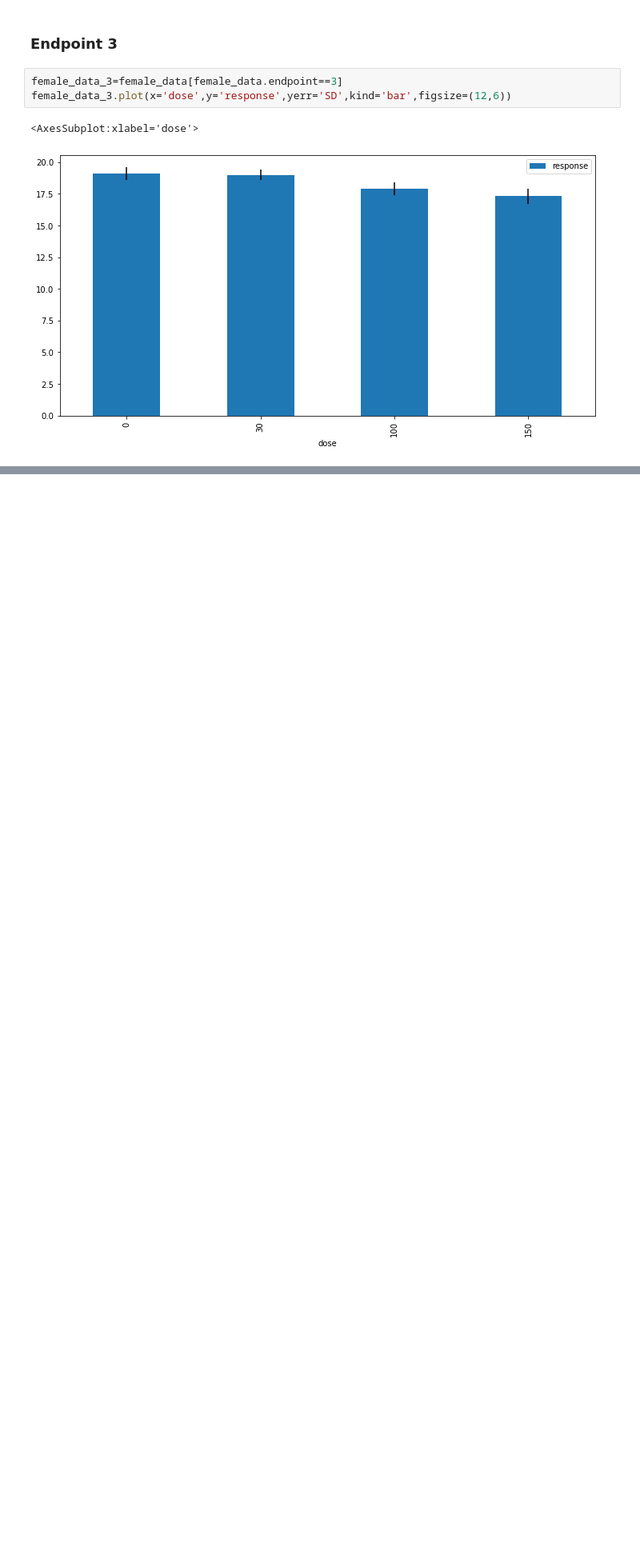
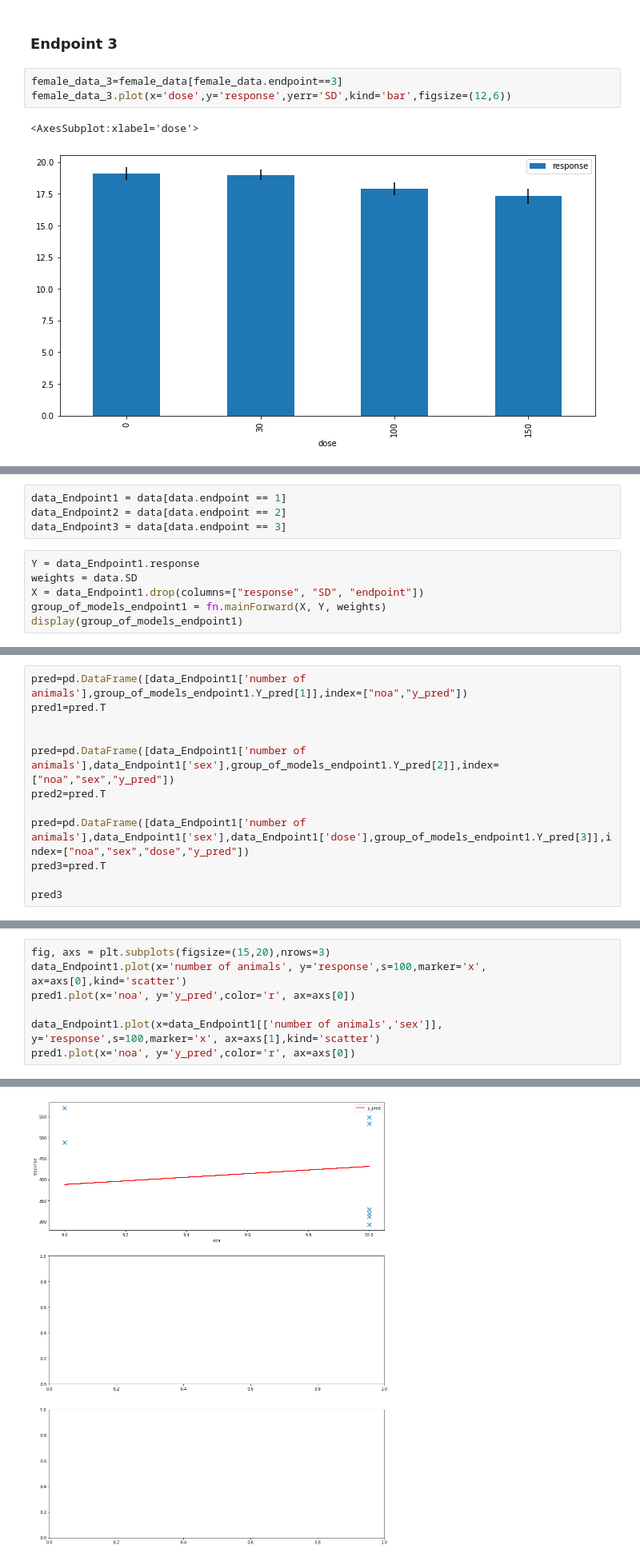
Before and after one commit to AndreaPrati98/EFSA_study, a Jupyter notebook: Capo.ipynb, the cells around one changed output, grey strips where cells are left out. Shown at 80% size. Saved outputs shown, nothing was run; the diff lists cells and outputs as text; blank space fills up the shorter version.

```diff
--- a/Capo.ipynb
+++ b/Capo.ipynb
@@ -120,0 +125,10 @@ female_data_3.plot(x='dose',y='response',yerr='SD',kind='bar',figsize=(12,6))
+# %%
+data_Endpoint1 = data[data.endpoint == 1]
+data_Endpoint2 = data[data.endpoint == 2]
+data_Endpoint3 = data[data.endpoint == 3]
+# %%
+Y = data_Endpoint1.response
+weights = data.SD
+X = data_Endpoint1.drop(columns=["response", "SD", "endpoint"])
+group_of_models_endpoint1 = fn.mainForward(X, Y, weights)
+display(group_of_models_endpoint1)
@@ -120,0 +144,12 @@ female_data_3.plot(x='dose',y='response',yerr='SD',kind='bar',figsize=(12,6))
+# %%
+pred=pd.DataFrame([data_Endpoint1['number of animals'],group_of_models_endpoint1.Y_pred[1]],index=["noa","y_pred"])
+pred1=pred.T
+
+
+pred=pd.DataFrame([data_Endpoint1['number of animals'],data_Endpoint1['sex'],group_of_models_endpoint1.Y_pred[2]],index=["noa","sex","y_pred"])
+pred2=pred.T
+
+pred=pd.DataFrame([data_Endpoint1['number of animals'],data_Endpoint1['sex'],data_Endpoint1['dose'],group_of_models_endpoint1.Y_pred[3]],index=["noa","sex","dose","y_pred"])
+pred3=pred.T
+
+pred3
@@ -120,0 +166,8 @@ female_data_3.plot(x='dose',y='response',yerr='SD',kind='bar',figsize=(12,6))
+# %%
+fig, axs = plt.subplots(figsize=(15,20),nrows=3)
+data_Endpoint1.plot(x='number of animals', y='response',s=100,marker='x', ax=axs[0],kind='scatter')
+pred1.plot(x='noa', y='y_pred',color='r', ax=axs[0])
+
+data_Endpoint1.plot(x=data_Endpoint1[['number of animals','sex']], y='response',s=100,marker='x', ax=axs[1],kind='scatter')
+pred1.plot(x='noa', y='y_pred',color='r', ax=axs[0])
+# %% [output]
@@ -120,0 +175 @@ female_data_3.plot(x='dose',y='response',yerr='SD',kind='bar',figsize=(12,6))
+[figure, added]
```
Also changed, not shown: parts of 8 cells of this notebook, 1 other file.
